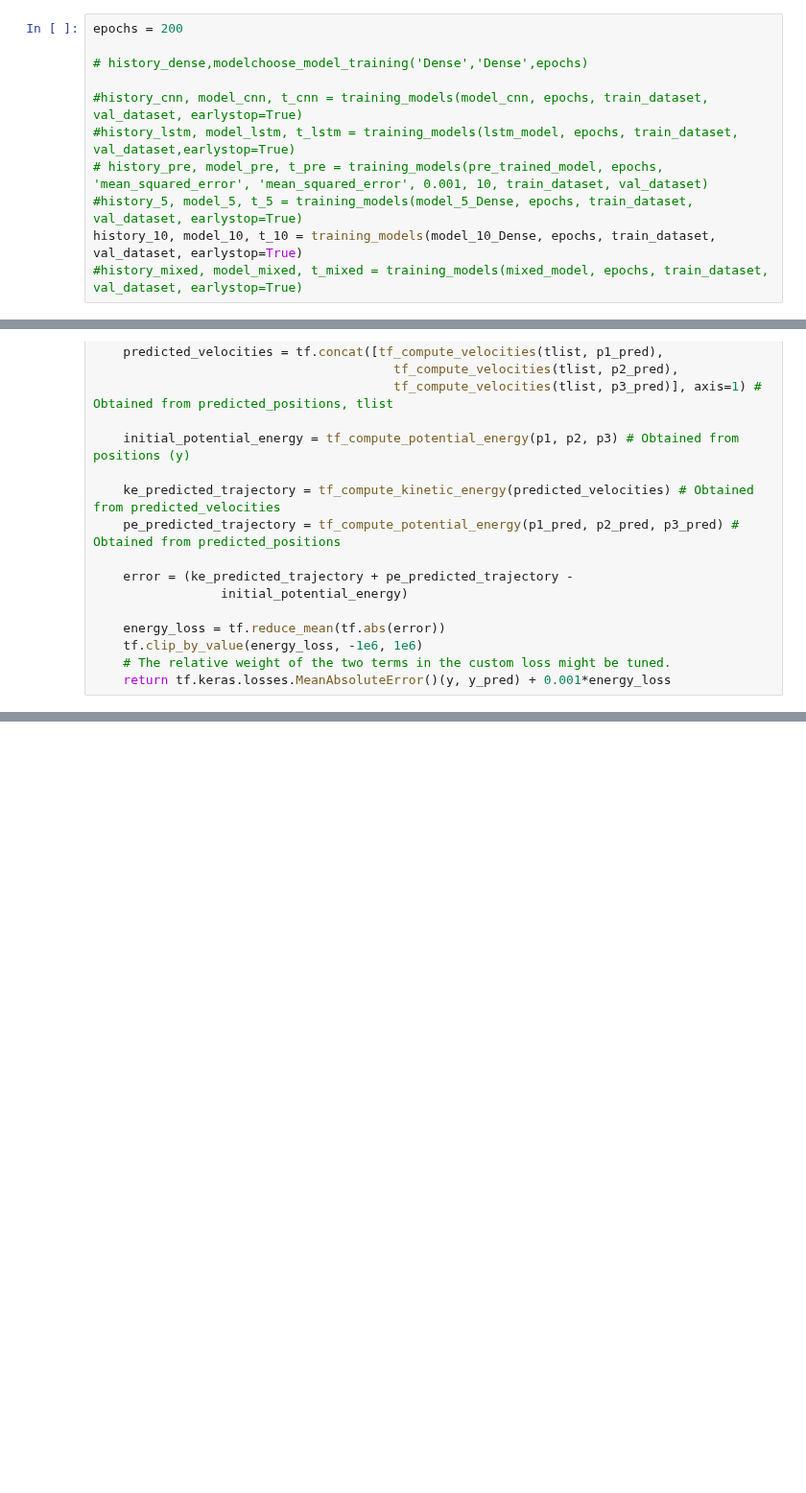
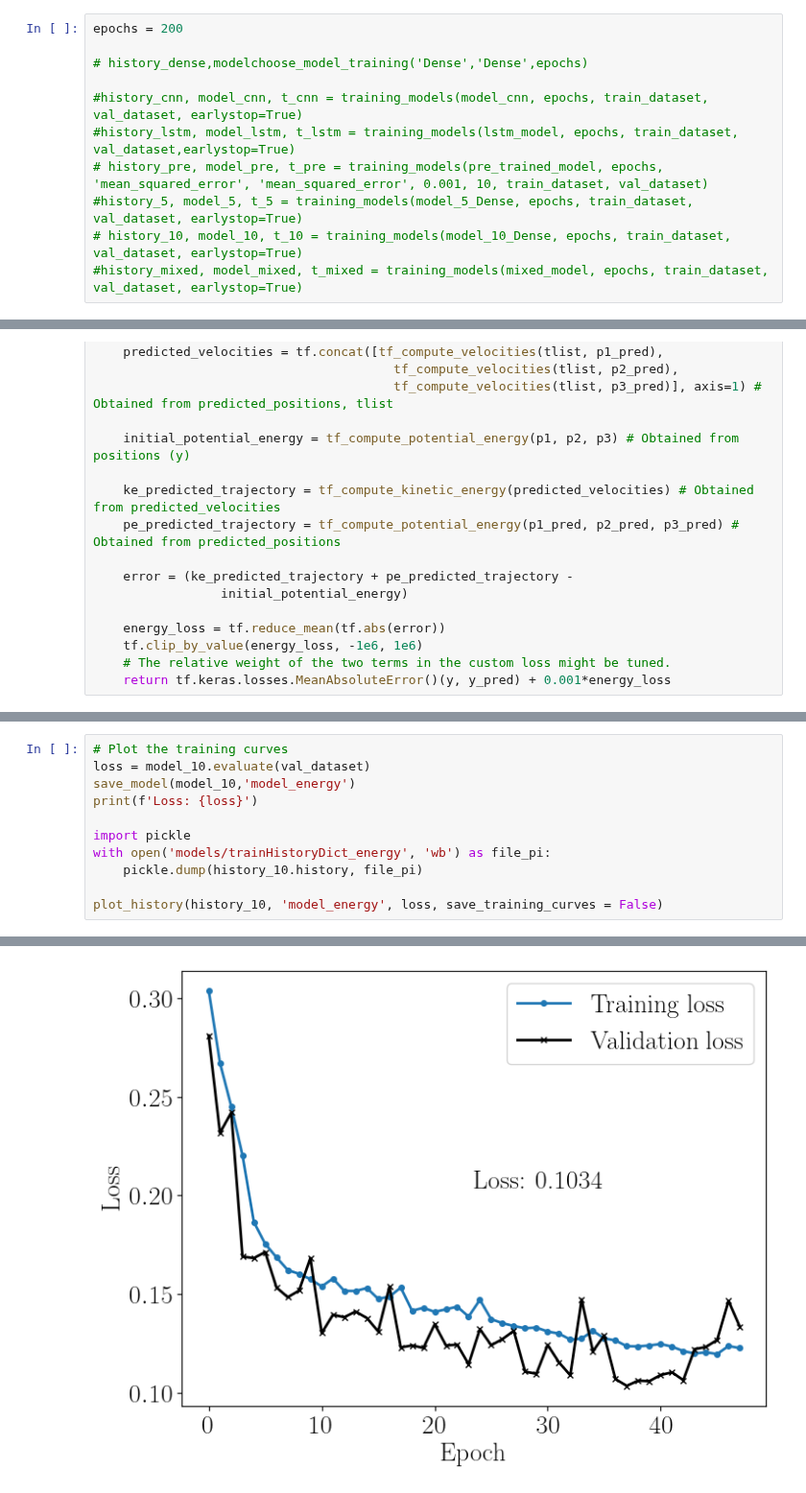
Before and after one commit to stommen/tif285-projects, a Jupyter notebook: project_2/project2_JHOS.ipynb, the cells around one changed output, grey strips where cells are left out. Shown at 96% size. Saved outputs shown, nothing was run; the diff lists cells and outputs as text; blank space fills up the shorter version.

```diff
--- a/project_2/project2_JHOS.ipynb
+++ b/project_2/project2_JHOS.ipynb
@@ -319,7 +319,7 @@ epochs = 200
 #history_lstm, model_lstm, t_lstm = training_models(lstm_model, epochs, train_dataset, val_dataset,earlystop=True)
 # history_pre, model_pre, t_pre = training_models(pre_trained_model, epochs, 'mean_squared_error', 'mean_squared_error', 0.001, 10, train_dataset, val_dataset)
 #history_5, model_5, t_5 = training_models(model_5_Dense, epochs, train_dataset, val_dataset, earlystop=True)
-history_10, model_10, t_10 = training_models(model_10_Dense, epochs, train_dataset, val_dataset, earlystop=True)
+# history_10, model_10, t_10 = training_models(model_10_Dense, epochs, train_dataset, val_dataset, earlystop=True)
 #history_mixed, model_mixed, t_mixed = training_models(mixed_model, epochs, train_dataset, val_dataset, earlystop=True)
 # %% [output]
 Epoch 1/200
@@ -641,0 +656,12 @@ KeyboardInterrupt:
+# %%
+# Plot the training curves
+loss = model_10.evaluate(val_dataset)
+save_model(model_10,'model_energy')
+print(f'Loss: {loss}')
+
+import pickle
+with open('models/trainHistoryDict_energy', 'wb') as file_pi:
+    pickle.dump(history_10.history, file_pi)
+
+plot_history(history_10, 'model_energy', loss, save_training_curves = False)
+# %% [output]
@@ -641,0 +670 @@ KeyboardInterrupt:
+[figure, added]
```
Also changed, not shown: parts of 6 cells of this notebook.
